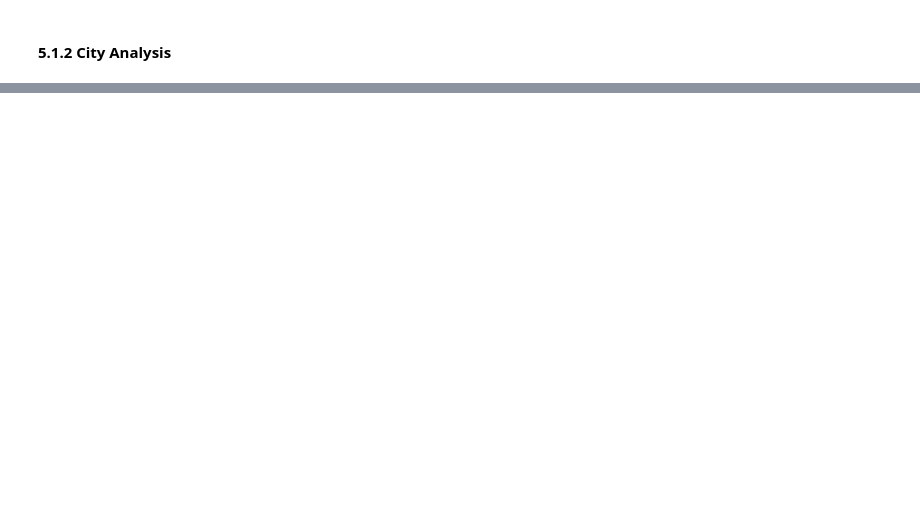
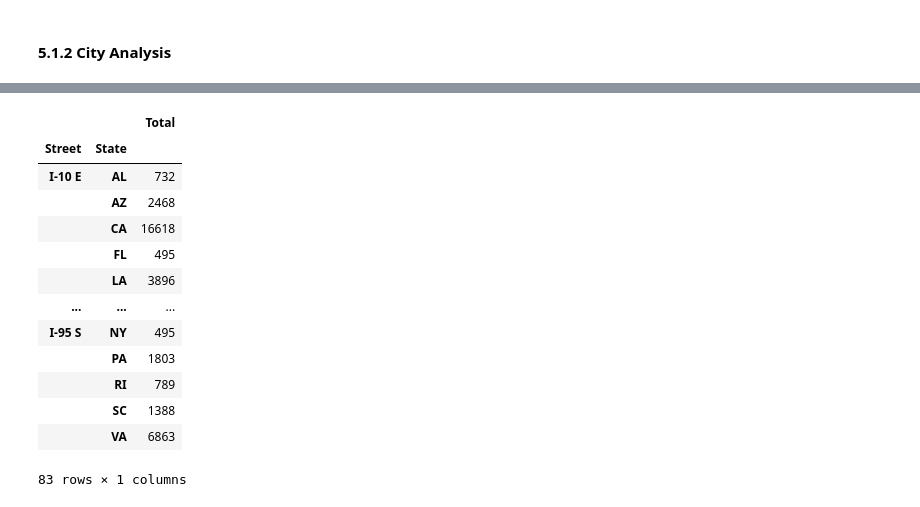
Before and after one commit to lyubol/Exploratory-Data-Analysis, a Jupyter notebook: EDA - US Accidents/US Accidents-checkpoint.ipynb, the cells around one changed output, grey strips where cells are left out. Cells and saved outputs as stored; diff of their text form; code cells hidden in the pictures; blank space fills up the shorter version.

```diff
--- a/EDA - US Accidents/US Accidents-checkpoint.ipynb
+++ b/EDA - US Accidents/US Accidents-checkpoint.ipynb
@@ -410,0 +452,40 @@ plt.show()
+# %%
+# This cell is in progress...
+
+df_top_highways_by_state = df[df["Street"].isin(df["Street"].value_counts().nlargest(10).index)][["Street", "State"]]
+
+
+# with pd.option_context("display.max_rows", None):
+#     print(df_test_2.value_counts().to_frame().groupby(level=[0,1]).sum().rename(columns={0:"Total"}))
+
+# Visualize
+# (df_top_highways_by_state
+#     .value_counts()
+#     .to_frame()
+#     .groupby(level=[0,1]).sum().rename(columns={0:"Total"})
+#     .unstack()
+#     .plot(kind='bar', stacked=True, figsize=(20, 10))
+# )
+
+df_test_3 = (df_top_highways_by_state
+    .value_counts()
+    .to_frame()
+    .groupby(level=[0,1]).sum().rename(columns={0:"Total"})
+)
+
+df_test_3.reset_index().groupby(["Street", "State"]).sum()
+# %% [output]
+|  |  | Total |
+| Street | State |  |
+| I-10 E | AL | 732 |
+|  | AZ | 2468 |
+|  | CA | 16618 |
+|  | FL | 495 |
+|  | LA | 3896 |
+| ... | ... | ... |
+| I-95 S | NY | 495 |
+|  | PA | 1803 |
+|  | RI | 789 |
+|  | SC | 1388 |
+|  | VA | 6863 |
+83 rows × 1 columns
```
Also changed, not shown: parts of 11 cells of this notebook.
